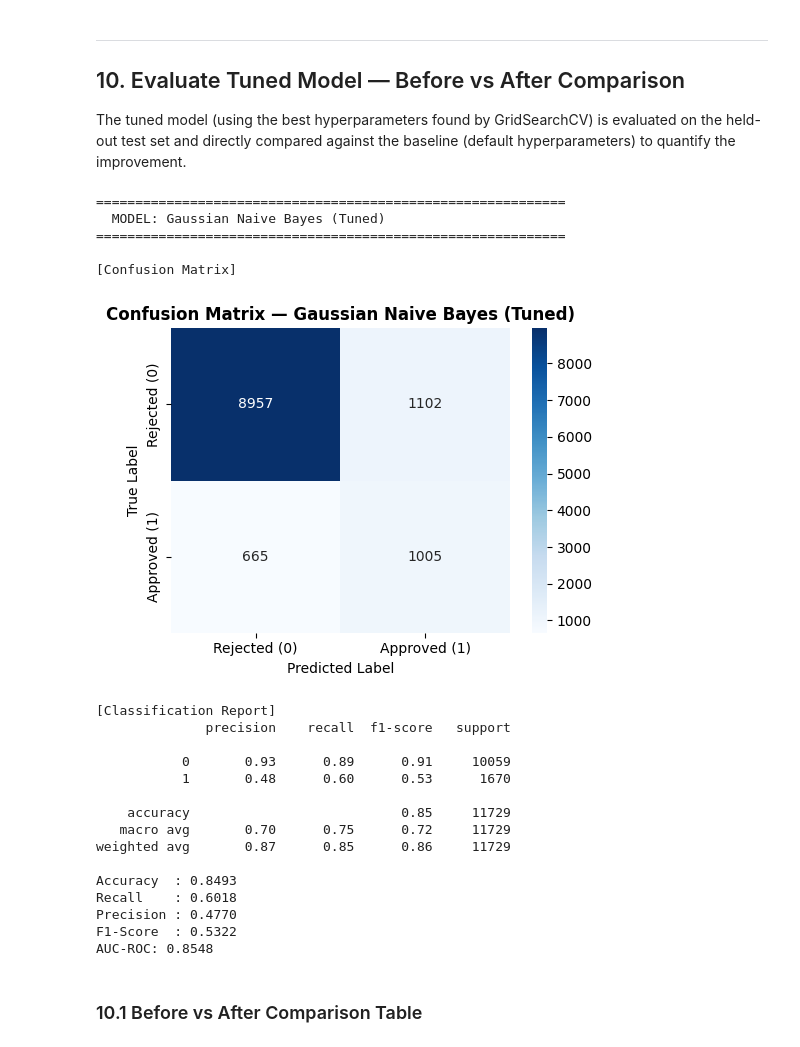
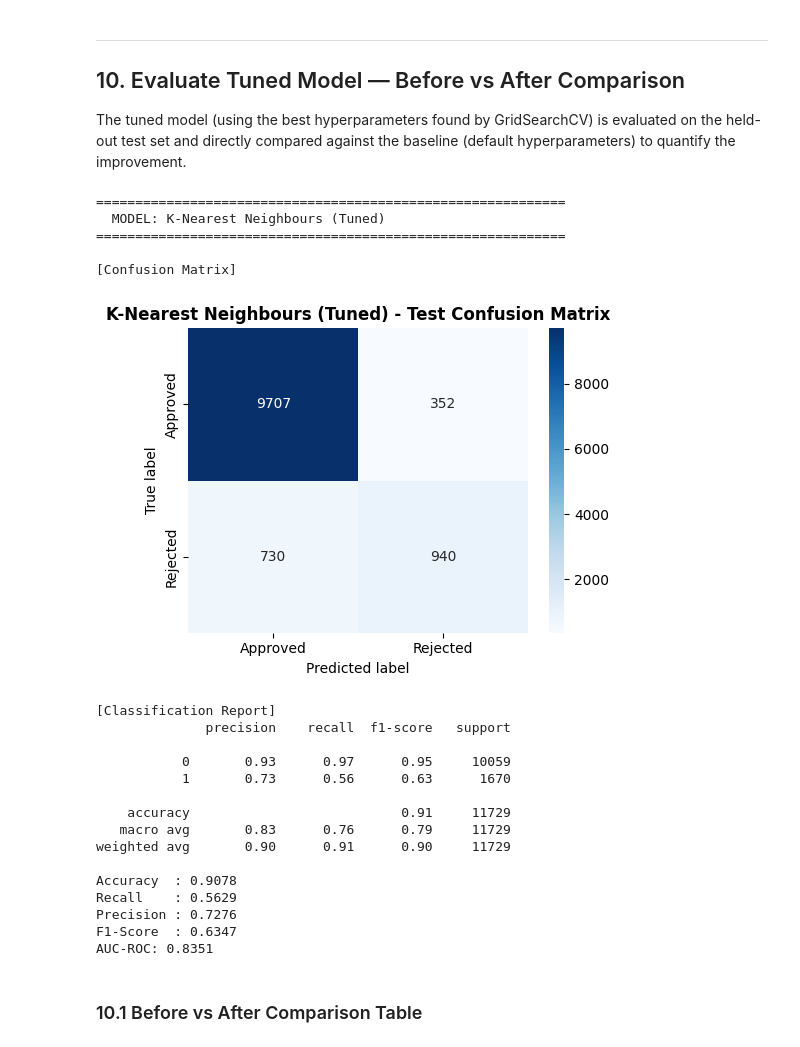
Before and after one commit to vinukaw/Machine-Learning-CW-New, a Jupyter notebook: loan_classification_models.ipynb, the cells around one changed output. Saved outputs shown, nothing was run; the diff lists cells and outputs as text; code cells hidden in the pictures.

```diff
--- a/loan_classification_models.ipynb
+++ b/loan_classification_models.ipynb
@@ -697,0 +686,30 @@ Best CV Recall score  : 0.6175
+# %%
+# === Hyperparameter Tuning for KNN (selected as best model) ===
+
+# Define the hyperparameter grid for KNN
+# Explores different values of K, distance weighting, and distance metrics
+param_grid_knn = {
+    'n_neighbors': [3, 5, 7, 9, 11, 15],
+    'weights': ['uniform', 'distance'],
+    'metric': ['euclidean', 'manhattan']
+}
+
+# Create a GridSearchCV instance with 5-fold cross-validation
+# Scoring set to 'recall' to prioritise detecting Rejected applications
+grid_search_knn = GridSearchCV(
+    estimator=KNeighborsClassifier(),
+    param_grid=param_grid_knn,
+    cv=5,
+    scoring='recall',
+    n_jobs=-1,
+    verbose=0
+)
+
+# Fit the GridSearchCV on the scaled training data
+grid_search_knn.fit(X_train, y_train)
+
+# Print the best hyperparameter combination found
+print(f"Best parameters found : {grid_search_knn.best_params_}")
+
+# Print the best cross-validated recall score from the search
+print(f"Best CV Recall score  : {grid_search_knn.best_score_:.4f}")
@@ -702,37 +723,37 @@ Best CV Recall score  : 0.6175
 The tuned model (using the best hyperparameters found by GridSearchCV) is evaluated on the held-out test set and directly compared against the baseline (default hyperparameters) to quantify the improvement.
 # %%
 # Retrieve the best estimator found by GridSearchCV (already refitted on full training data)
-tuned_model = grid_search.best_estimator_
+tuned_model = grid_search_knn.best_estimator_
 
 # Evaluate the tuned model on the test set using the same evaluate_model function
 tuned_results = evaluate_model(
     tuned_model,
     X_test,
     y_test,
-    f"{best_model_name} (Tuned)"
+    "K-Nearest Neighbours (Tuned)"
 )
 # %% [output]
 ============================================================
-  MODEL: Gaussian Naive Bayes (Tuned)
+  MODEL: K-Nearest Neighbours (Tuned)
 ============================================================
 
 [Confusion Matrix]
-[figure, old version]
+[figure, new version]
 [Classification Report]
               precision    recall  f1-score   support
 
-           0       0.93      0.89      0.91     10059
-           1       0.48      0.60      0.53      1670
+           0       0.93      0.97      0.95     10059
+           1       0.73      0.56      0.63      1670
 
-    accuracy                           0.85     11729
-   macro avg       0.70      0.75      0.72     11729
-weighted avg       0.87      0.85      0.86     11729
+    accuracy                           0.91     11729
+   macro avg       0.83      0.76      0.79     11729
+weighted avg       0.90      0.91      0.90     11729
 
-Accuracy  : 0.8493
-Recall    : 0.6018
-Precision : 0.4770
-F1-Score  : 0.5322
-AUC-ROC: 0.8548
+Accuracy  : 0.9078
+Recall    : 0.5629
+Precision : 0.7276
+F1-Score  : 0.6347
+AUC-ROC: 0.8351
 # %% [markdown]
 ### 10.1 Before vs After Comparison Table
 # %%
```
Also changed, not shown: parts of 13 cells of this notebook, 2 other files.
